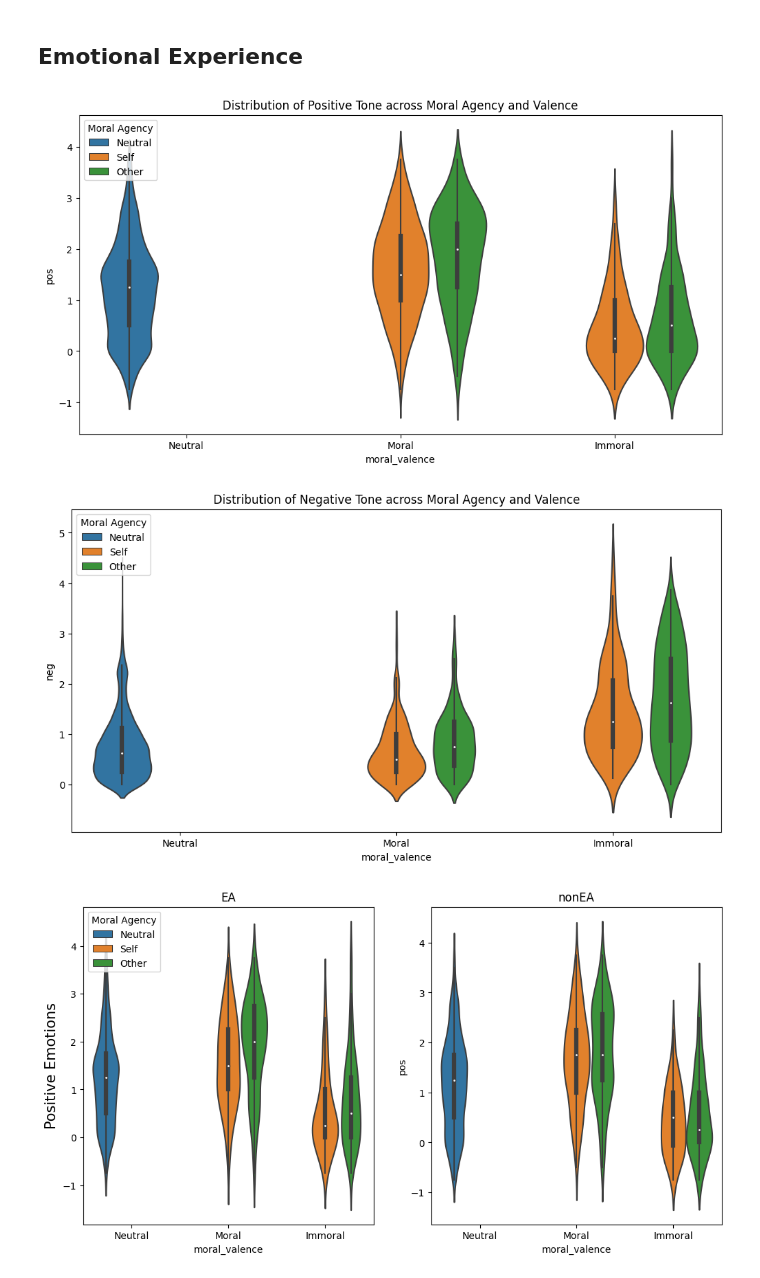
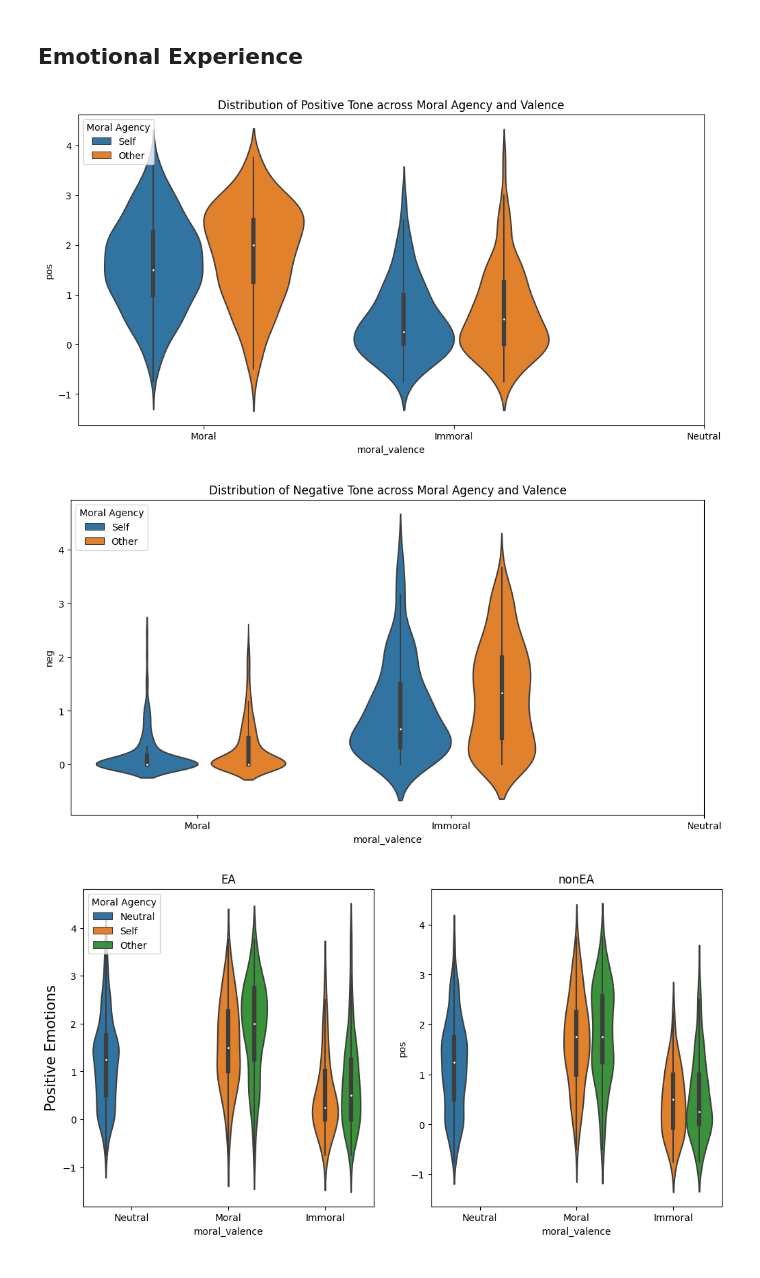
Before and after one commit to amberxuqianchen/effective-altruism, a Jupyter notebook: 1_code/descriptive.ipynb, the cells around one changed output. Cells and saved outputs as stored; diff of their text form; code cells hidden in the pictures.

```diff
--- a/1_code/descriptive.ipynb
+++ b/1_code/descriptive.ipynb
@@ -24,6 +24,8 @@ df['moral_agency'] = df['event_type'].replace({-1: 0, 1: 1, 2: 2, 3: 2, 4: 2, 5:
 # create a new column for moral rightness based on the variables which names start with 'Taken together', if one is missing, take the value from the other one
 moraljudgevar = [i for i in df.columns if 'Taken together' in i]
 df['moraljudge'] = np.where(df[moraljudgevar[0]].isnull(), df[moraljudgevar[1]], df[moraljudgevar[0]])
+df['onlymoraljudge'] = df[moraljudgevar[0]]
+
 
 positive_varnames = ['grateful', 'elevated', 'proud', 'happiness']
 negative_varnames = ['embarrassed', 'angry', 'disgusted', 'contemptuous', 'guilty', 'shameful']
@@ -35,3 +37,5 @@ df['neg'] = df[negative_varnames].mean(axis=1)
 # delete the only one row where pos is nan, other values are nan too
 df = df[df['pos'].notna()]
 df.to_csv(os.path.join(out_folder_path, 'df.csv'), index=False)
+# %%
+df['onlymoraljudge'] = df[moraljudgevar[0]]
@@ -150,24 +260,24 @@ plt.show()
 # %%
 plt.figure(figsize=(12,6))
 sns.violinplot(x="moral_valence", y="pos", hue="moral_agency", data=df)
 plt.title("Distribution of Positive Tone across Moral Agency and Valence")
-plt.xticks(ticks=[0,1,2], labels=["Neutral", "Moral", "Immoral"])
+plt.xticks(ticks=[0,1,2], labels=[ "Moral", "Immoral","Neutral"])
 handles, labels = plt.gca().get_legend_handles_labels()
-labels = ["Neutral", "Self", "Other"]
+labels = ["Self", "Other"]
 plt.legend(handles, labels, title="Moral Agency", loc='upper left')
 plt.show()
 
 plt.figure(figsize=(12,6))
 sns.violinplot(x="moral_valence", y="neg", hue="moral_agency", data=df)
 plt.title("Distribution of Negative Tone across Moral Agency and Valence")
-plt.xticks(ticks=[0,1,2], labels=["Neutral", "Moral", "Immoral"])
+plt.xticks(ticks=[0,1,2], labels=[ "Moral", "Immoral","Neutral"])
 handles, labels = plt.gca().get_legend_handles_labels()
-labels = ["Neutral", "Self", "Other"]
+labels = [ "Self", "Other"]
 plt.legend(handles, labels, title="Moral Agency", loc='upper left')
 plt.show()
 # %% [output]
-[figure, old version]
+[figure, new version]
-[figure, old version]
+[figure, new version]
 # %%
 # plot tone_pos violines across moral agency and moral valences comparing EA and nonEA groups, 1x2 horizontally
 fig, axes = plt.subplots(1, 2, figsize=(12,6))
```
Also changed, not shown: parts of 13 cells of this notebook, 28 other files.
